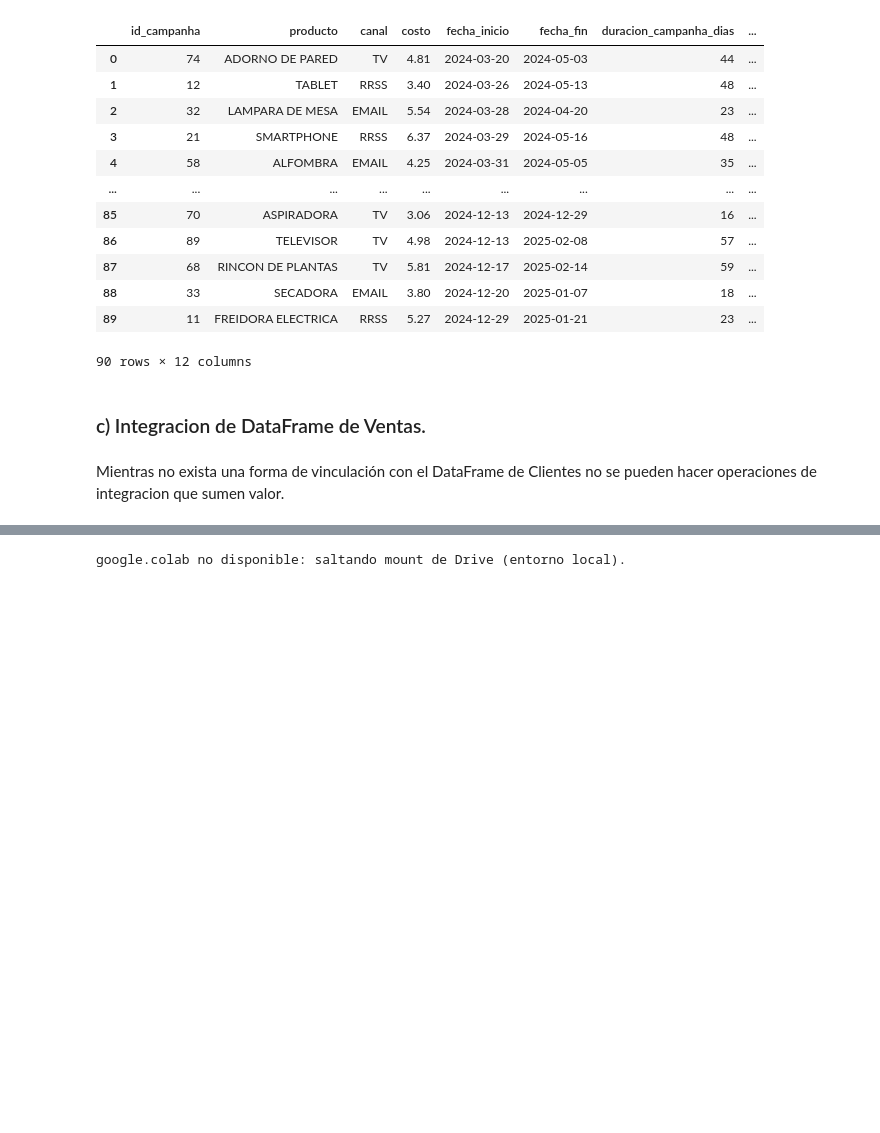
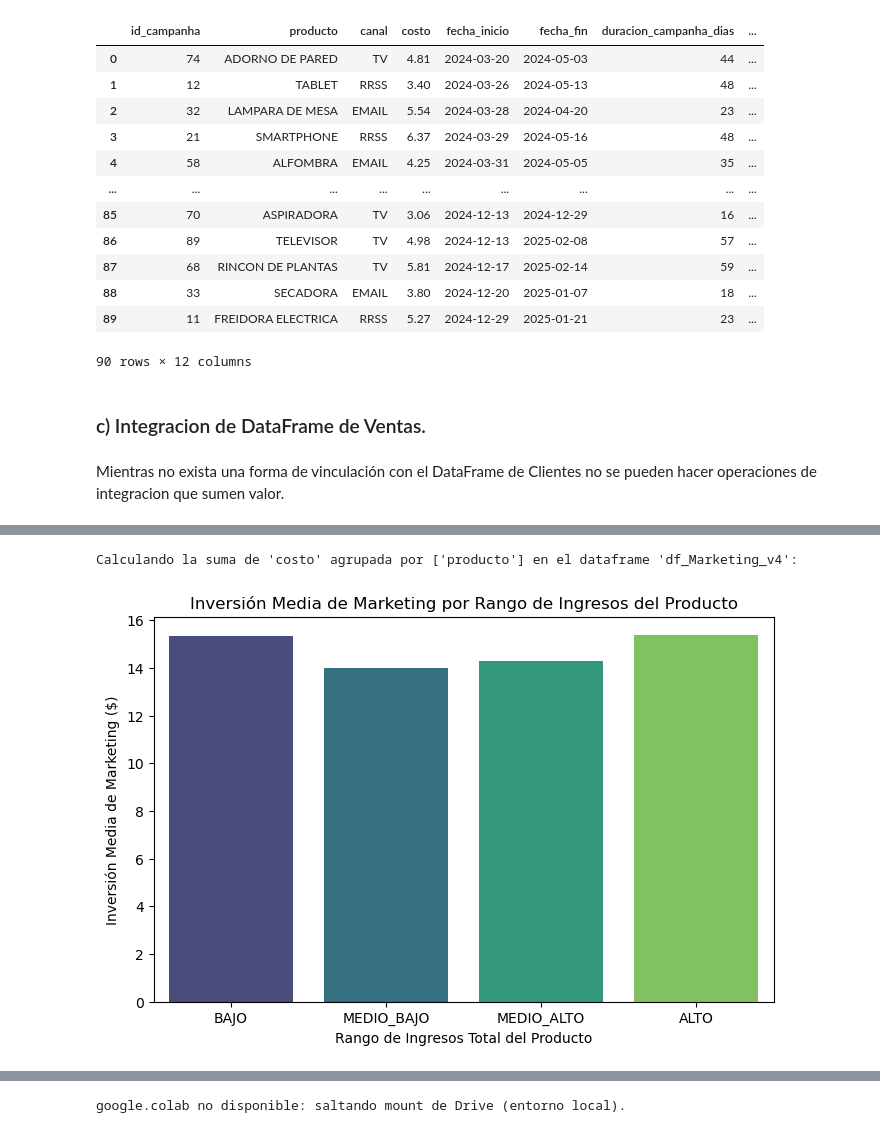
Before and after one commit to Javier-Espi/espineira_javier_C25262_TPI_Data_Analytics, a Jupyter notebook: espineira_javier_C25262_TPI_Data_Analytics_Entrega_Final.ipynb, the cells around one changed output, grey strips where cells are left out. Cells and saved outputs as stored; diff of their text form; code cells hidden in the pictures; blank space fills up the shorter version.

```diff
--- a/espineira_javier_C25262_TPI_Data_Analytics_Entrega_Final.ipynb
+++ b/espineira_javier_C25262_TPI_Data_Analytics_Entrega_Final.ipynb
@@ -2098,0 +2293,51 @@ df_resumen_ingreso_producto_v4 = df_resumen_ingreso_producto_v3
+# %%
+df_inversion_marketing_por_producto = sumar_por_categoria(
+    DF=df_Marketing_v4,
+    columna_categoria='producto',
+    columna_dato='costo',
+    nombre="df_Marketing_v4"
+)
+
+df_marketing_ingresos_integrado = pd.merge(
+    df_resumen_ingreso_producto_v4,
+    df_inversion_marketing_por_producto,
+    on='producto',
+    how='left'  # Use a left merge to keep all products from the revenue summary
+)
+
+aux_inversion_media_por_rango_v4 = df_marketing_ingresos_integrado.groupby('rango_ingreso_total')['suma_costo'].mean().reset_index()
+
+# Define the desired order for 'rango_ingreso_total' categories
+orden_rango_ingreso = ['BAJO', 'MEDIO_BAJO', 'MEDIO_ALTO', 'ALTO']
+
+# Convert 'rango_ingreso_total' to a categorical type with the specified order
+aux_inversion_media_por_rango_v4['rango_ingreso_total'] = pd.Categorical(
+    aux_inversion_media_por_rango_v4['rango_ingreso_total'],
+    categories=orden_rango_ingreso,
+    ordered=True
+)
+
+# Sort the DataFrame by the ordered categorical column
+aux_inversion_media_por_rango_v4 = aux_inversion_media_por_rango_v4.sort_values('rango_ingreso_total')
+
+# Create the bar plot
+plt.figure(figsize=(8, 5))
+sns.barplot(
+    x='rango_ingreso_total',
+    y='suma_costo',
+    data=aux_inversion_media_por_rango_v4,
+    palette='viridis',
+    hue='rango_ingreso_total',
+    legend=False
+)
+
+# Add title and labels
+plt.title('Inversión Media de Marketing por Rango de Ingresos del Producto')
+plt.xlabel('Rango de Ingresos Total del Producto')
+plt.ylabel('Inversión Media de Marketing ($)')
+
+# Display the plot
+plt.show()
+# %% [output]
+Calculando la suma de 'costo' agrupada por ['producto'] en el dataframe 'df_Marketing_v4':
+[figure, added]
```
Also changed, not shown: parts of 23 cells of this notebook.
